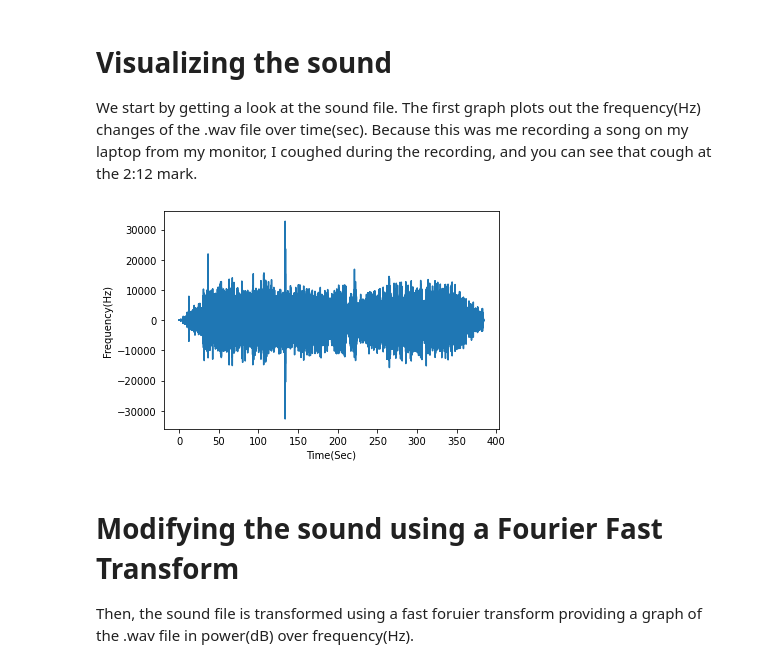
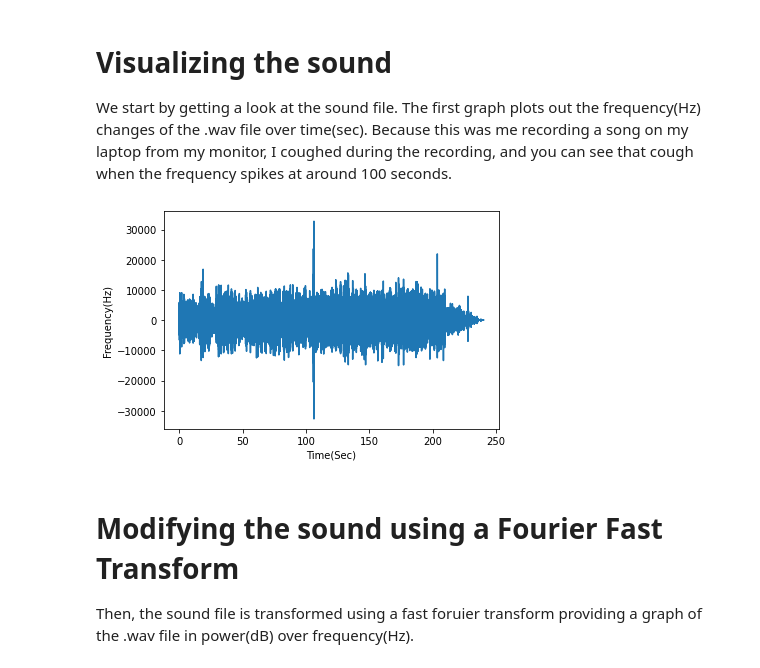
Before and after one commit to putmanj00/LookingAtSound, a Jupyter notebook: viewTheSound.ipynb, the cells around one changed output. Drawn from its saved outputs; the diff is of its cells as text; code cells hidden in the pictures.

```diff
--- a/viewTheSound.ipynb
+++ b/viewTheSound.ipynb
@@ -15,18 +60,15 @@ print(f"Intensity: {audio_segment.dBFS}")
 # %% [markdown]
 # Visualizing the sound
-We start by getting a look at the sound file. The first graph plots out the frequency(Hz) changes of the .wav file over time(sec). Because this was me recording a song on my laptop from my monitor, I coughed during the recording, and you can see that cough at the 2:12 mark.
+We start by getting a look at the sound file. The first graph plots out the frequency(Hz) changes of the .wav file over time(sec). Because this was me recording a song on my laptop from my monitor, I coughed during the recording, and you can see that cough when the frequency spikes at around 100 seconds.
 # %%
-import numpy as np
-import scipy.io.wavfile as wavfile
-import pylab as pl
-rate, data = wavfile.read('test5.wav')
+rate, data = wavfile.read('backwardsBootlegMoney.wav')
 t = np.arange(len(data[:,0]))*1.0/rate
 pl.plot(t, data[:,1])
 pl.xlabel("Time(Sec)")
 pl.ylabel("Frequency(Hz)")
 pl.show()
 # %% [output]
-[figure, old version]
+[figure, new version]
 # %% [markdown]
 # Modifying the sound using a Fourier Fast Transform
 Then, the sound file is transformed using a fast foruier transform providing a graph of the .wav file in power(dB) over frequency(Hz).
```
Also changed, not shown: parts of 8 cells of this notebook, 5 other files.
